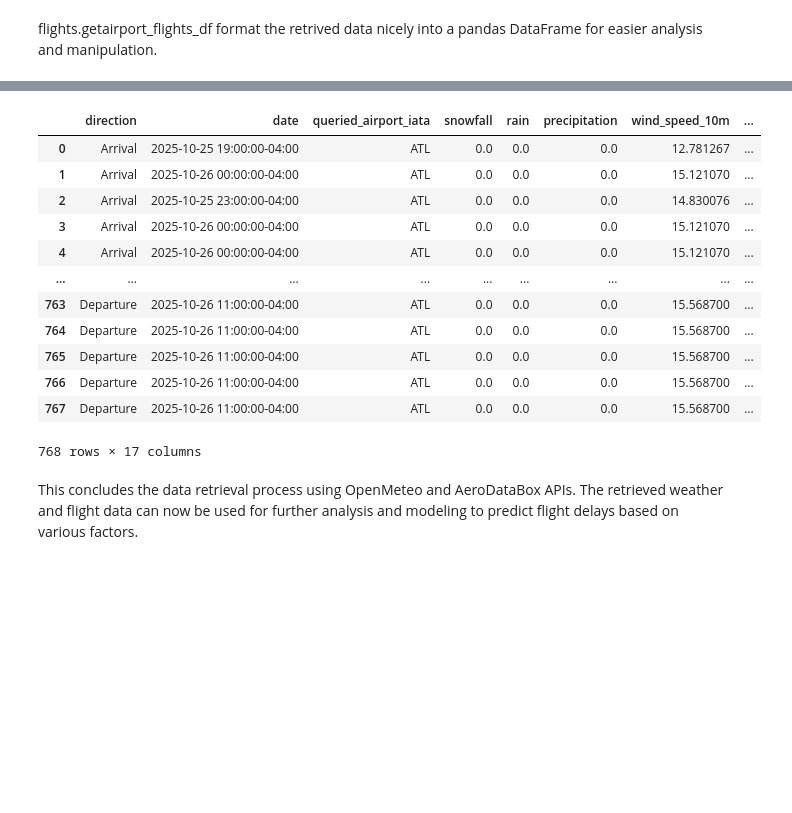
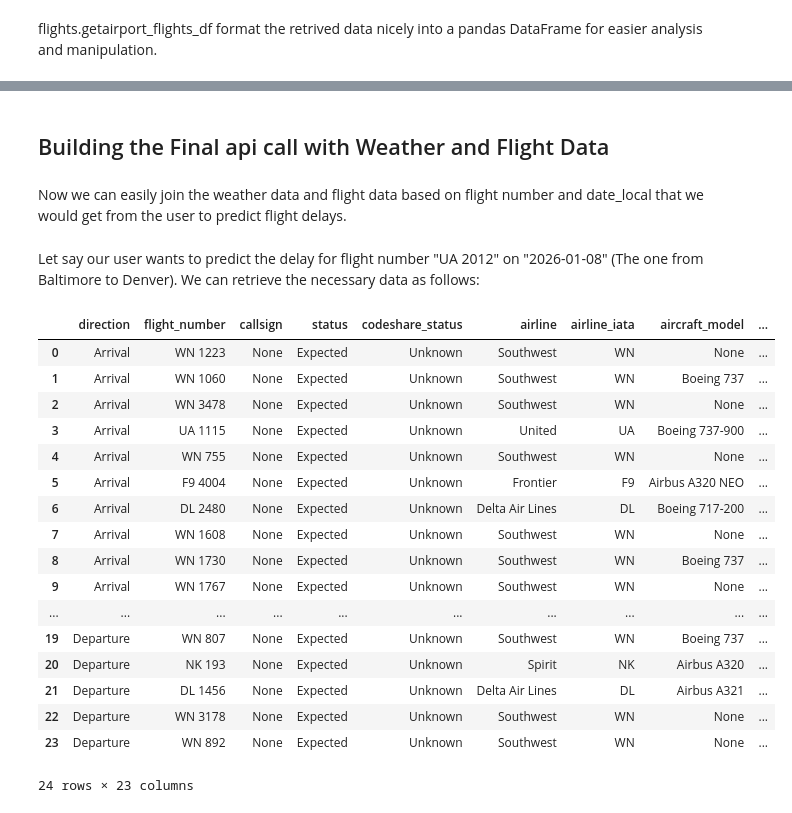
Before and after one commit to rashdul/flight-delay-prediction, a Jupyter notebook: notebooks/02_data_needed_discovery.ipynb, the cells around one changed output, grey strips where cells are left out. Drawn from its saved outputs; the diff is of its cells as text; code cells hidden in the pictures; blank space fills up the shorter version.

```diff
--- a/notebooks/02_data_needed_discovery.ipynb
+++ b/notebooks/02_data_needed_discovery.ipynb
@@ -301,25 +196,34 @@ flights.get_hourly_airport_flights_count()
-# %%
-mergeed_df2 = pd.merge(
-    merged_df,
-    flights.get_hourly_airport_flights_count(),
-    left_on=['date'],
-    right_on=['date'],
-    how='left'
-)
-mergeed_df2
-# %% [output]
-|  | direction | date | queried_airport_iata | snowfall | rain | precipitation | wind_speed_10m | ... |
-| 0 | Arrival | 2025-10-25 19:00:00-04:00 | ATL | 0.0 | 0.0 | 0.0 | 12.781267 | ... |
-| 1 | Arrival | 2025-10-26 00:00:00-04:00 | ATL | 0.0 | 0.0 | 0.0 | 15.121070 | ... |
-| 2 | Arrival | 2025-10-25 23:00:00-04:00 | ATL | 0.0 | 0.0 | 0.0 | 14.830076 | ... |
-| 3 | Arrival | 2025-10-26 00:00:00-04:00 | ATL | 0.0 | 0.0 | 0.0 | 15.121070 | ... |
-| 4 | Arrival | 2025-10-26 00:00:00-04:00 | ATL | 0.0 | 0.0 | 0.0 | 15.121070 | ... |
-| ... | ... | ... | ... | ... | ... | ... | ... | ... |
-| 763 | Departure | 2025-10-26 11:00:00-04:00 | ATL | 0.0 | 0.0 | 0.0 | 15.568700 | ... |
-| 764 | Departure | 2025-10-26 11:00:00-04:00 | ATL | 0.0 | 0.0 | 0.0 | 15.568700 | ... |
-| 765 | Departure | 2025-10-26 11:00:00-04:00 | ATL | 0.0 | 0.0 | 0.0 | 15.568700 | ... |
-| 766 | Departure | 2025-10-26 11:00:00-04:00 | ATL | 0.0 | 0.0 | 0.0 | 15.568700 | ... |
-| 767 | Departure | 2025-10-26 11:00:00-04:00 | ATL | 0.0 | 0.0 | 0.0 | 15.568700 | ... |
-768 rows × 17 columns
-# %% [markdown]
-This concludes the data retrieval process using OpenMeteo and AeroDataBox APIs. The retrieved weather and flight data can now be used for further analysis and modeling to predict flight delays based on various factors.
+# %% [markdown]
+## Building the Final api call with Weather and Flight Data
+# %% [markdown]
+Now we can easily join the weather data and flight data based on flight number and date_local that we would get from the user to predict flight delays.
+# %% [markdown]
+Let say our user wants to predict the delay for flight number "UA 2012" on "2026-01-08" (The one from Baltimore to Denver). We can retrieve the necessary data as follows:
+# %%
+api_caller = APICaller(BASE_URL, API_KEY)
+flight_bt = Flights(api_caller,
+    from_local="2026-01-08",
+    flight_number="UA 2012",
+    )
+flight_bt.get_airport_flights(code_type="iata")
+flight_bt_df = flight_bt.get_airport_flights_df()
+flight_bt_df
+# %% [output]
+|  | direction | flight_number | callsign | status | codeshare_status | airline | airline_iata | aircraft_model | ... |
+| 0 | Arrival | WN 1223 | None | Expected | Unknown | Southwest | WN | None | ... |
+| 1 | Arrival | WN 1060 | None | Expected | Unknown | Southwest | WN | Boeing 737 | ... |
+| 2 | Arrival | WN 3478 | None | Expected | Unknown | Southwest | WN | None | ... |
+| 3 | Arrival | UA 1115 | None | Expected | Unknown | United | UA | Boeing 737-900 | ... |
+| 4 | Arrival | WN 755 | None | Expected | Unknown | Southwest | WN | None | ... |
+| 5 | Arrival | F9 4004 | None | Expected | Unknown | Frontier | F9 | Airbus A320 NEO | ... |
+| 6 | Arrival | DL 2480 | None | Expected | Unknown | Delta Air Lines | DL | Boeing 717-200 | ... |
+| 7 | Arrival | WN 1608 | None | Expected | Unknown | Southwest | WN | None | ... |
+| 8 | Arrival | WN 1730 | None | Expected | Unknown | Southwest | WN | Boeing 737 | ... |
+| 9 | Arrival | WN 1767 | None | Expected | Unknown | Southwest | WN | None | ... |
+| ... | ... | ... | ... | ... | ... | ... | ... | ... | ... |
+| 19 | Departure | WN 807 | None | Expected | Unknown | Southwest | WN | Boeing 737 | ... |
+| 20 | Departure | NK 193 | None | Expected | Unknown | Spirit | NK | Airbus A320 | ... |
+| 21 | Departure | DL 1456 | None | Expected | Unknown | Delta Air Lines | DL | Airbus A321 | ... |
+| 22 | Departure | WN 3178 | None | Expected | Unknown | Southwest | WN | None | ... |
+| 23 | Departure | WN 892 | None | Expected | Unknown | Southwest | WN | None | ... |
+24 rows × 23 columns
```
Also changed, not shown: parts of 25 cells of this notebook, 5 other files.
